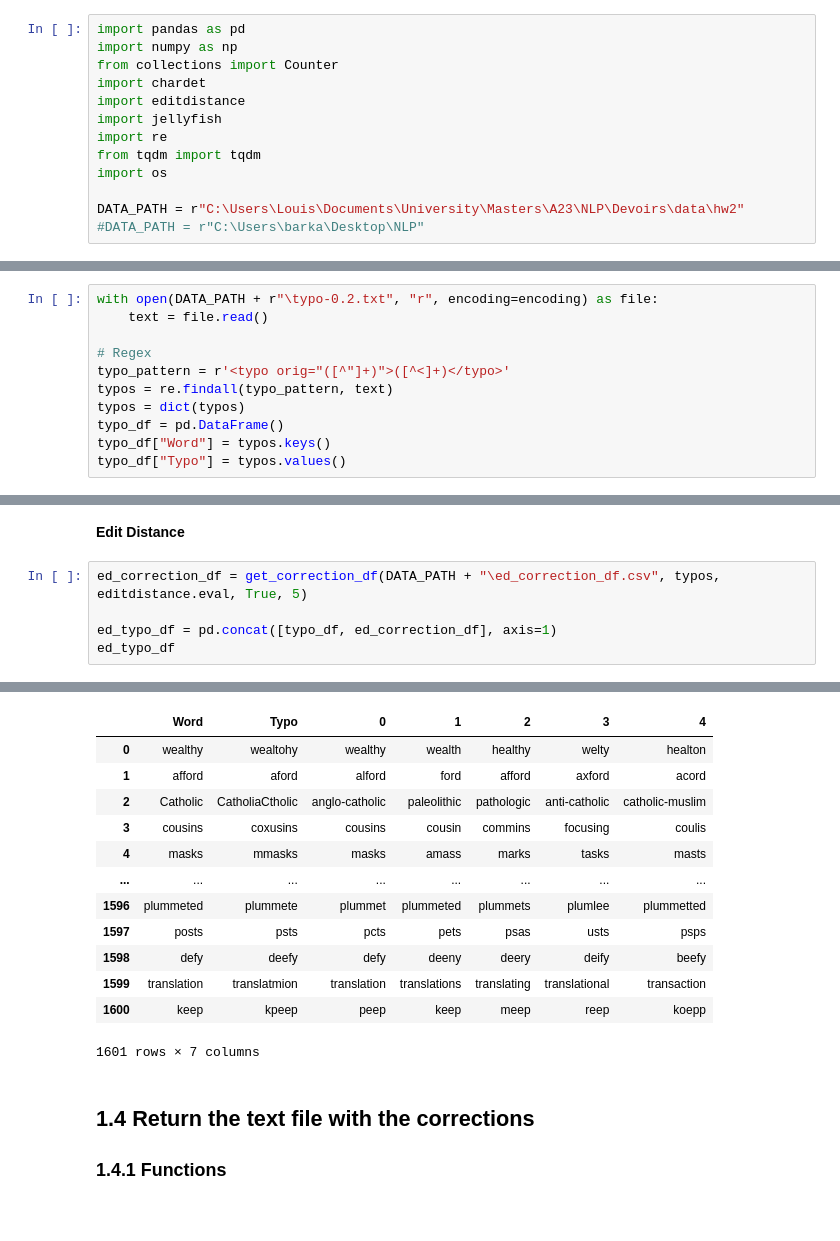
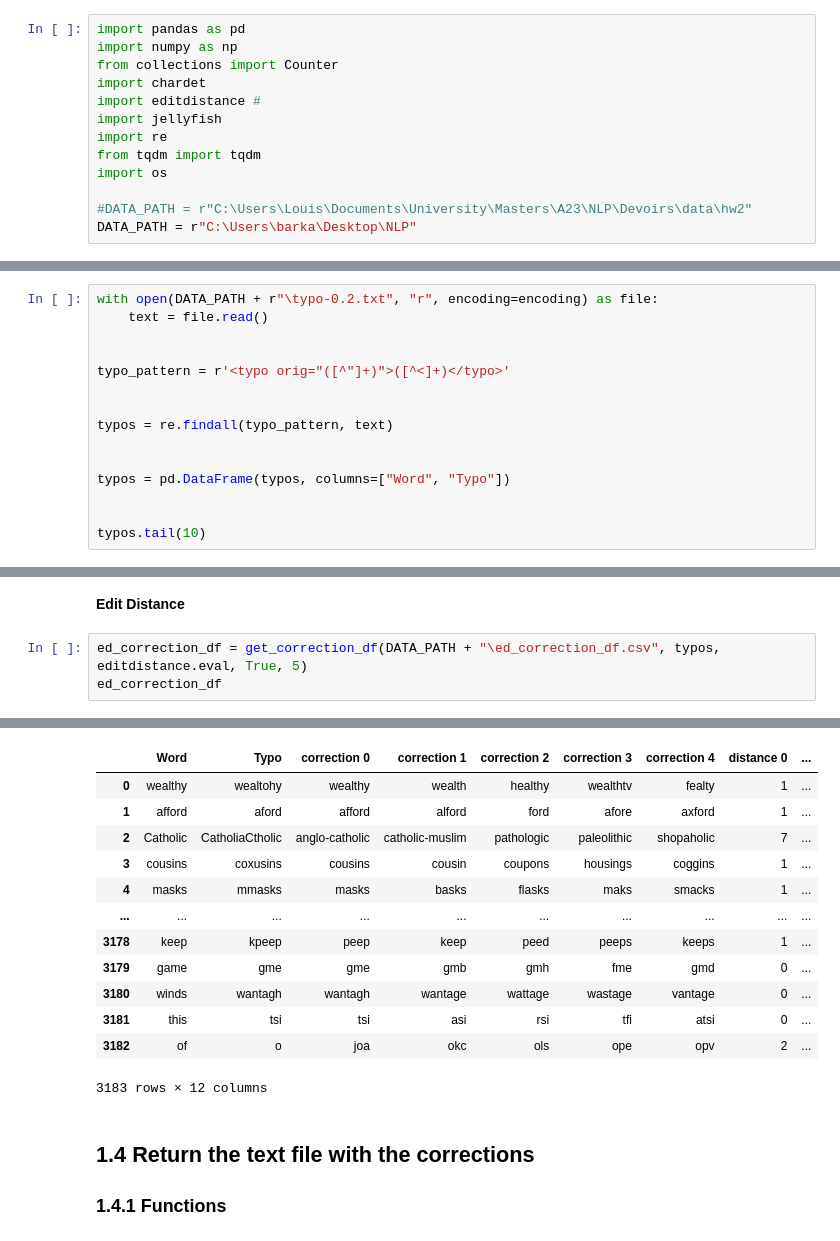
Before and after one commit to louisVincentPoellhuber/ift6285-devoirs, a Jupyter notebook: Devoir 2/devoir2.ipynb, the cells around one changed output, grey strips where cells are left out. Saved outputs shown, nothing was run; the diff lists cells and outputs as text.

```diff
--- a/Devoir 2/devoir2.ipynb
+++ b/Devoir 2/devoir2.ipynb
@@ -7,14 +7,14 @@ import pandas as pd
 import numpy as np
 from collections import Counter
 import chardet
-import editdistance
+import editdistance #
 import jellyfish
 import re
 from tqdm import tqdm
 import os
 
-DATA_PATH = r"C:\Users\Louis\Documents\University\Masters\A23\NLP\Devoirs\data\hw2"
-#DATA_PATH = r"C:\Users\barka\Desktop\NLP"
+#DATA_PATH = r"C:\Users\Louis\Documents\University\Masters\A23\NLP\Devoirs\data\hw2"
+DATA_PATH = r"C:\Users\barka\Desktop\NLP"
 # %% [markdown]
 ## 0.2 Functions
 # %%
@@ -227,10 +148,14 @@ jaro_winkler_correction('speling') #Jaro-Winkler distance
 with open(DATA_PATH + r"\typo-0.2.txt", "r", encoding=encoding) as file:
     text = file.read()
 
-# Regex
+
 typo_pattern = r'<typo orig="([^"]+)">([^<]+)</typo>'
+
+
 typos = re.findall(typo_pattern, text)
-typos = dict(typos)
-typo_df = pd.DataFrame()
-typo_df["Word"] = typos.keys()
-typo_df["Typo"] = typos.values()
+
+
+typos = pd.DataFrame(typos, columns=["Word", "Typo"])
+
+
+typos.tail(10)
@@ -302,7 +292,5 @@ jw_typo_df
 **Edit Distance**
 # %%
 ed_correction_df = get_correction_df(DATA_PATH + "\ed_correction_df.csv", typos, editdistance.eval, True, 5)
-
-ed_typo_df = pd.concat([typo_df, ed_correction_df], axis=1)
-ed_typo_df
+ed_correction_df
 # %% [output]
@@ -309,16 +310,16 @@ ed_typo_df
-|  | Word | Typo | 0 | 1 | 2 | 3 | 4 |
-| 0 | wealthy | wealtohy | wealthy | wealth | healthy | welty | healton |
-| 1 | afford | aford | alford | ford | afford | axford | acord |
-| 2 | Catholic | CatholiaCtholic | anglo-catholic | paleolithic | pathologic | anti-catholic | catholic-muslim |
-| 3 | cousins | coxusins | cousins | cousin | commins | focusing | coulis |
-| 4 | masks | mmasks | masks | amass | marks | tasks | masts |
-| ... | ... | ... | ... | ... | ... | ... | ... |
-| 1596 | plummeted | plummete | plummet | plummeted | plummets | plumlee | plummetted |
-| 1597 | posts | psts | pcts | pets | psas | usts | psps |
-| 1598 | defy | deefy | defy | deeny | deery | deify | beefy |
-| 1599 | translation | translatmion | translation | translations | translating | translational | transaction |
-| 1600 | keep | kpeep | peep | keep | meep | reep | koepp |
+|  | Word | Typo | correction 0 | correction 1 | correction 2 | correction 3 | correction 4 | distance 0 | ... |
+| 0 | wealthy | wealtohy | wealthy | wealth | healthy | wealthtv | fealty | 1 | ... |
+| 1 | afford | aford | afford | alford | ford | afore | axford | 1 | ... |
+| 2 | Catholic | CatholiaCtholic | anglo-catholic | catholic-muslim | pathologic | paleolithic | shopaholic | 7 | ... |
+| 3 | cousins | coxusins | cousins | cousin | coupons | housings | coggins | 1 | ... |
+| 4 | masks | mmasks | masks | basks | flasks | maks | smacks | 1 | ... |
+| ... | ... | ... | ... | ... | ... | ... | ... | ... | ... |
+| 3178 | keep | kpeep | peep | keep | peed | peeps | keeps | 1 | ... |
+| 3179 | game | gme | gme | gmb | gmh | fme | gmd | 0 | ... |
+| 3180 | winds | wantagh | wantagh | wantage | wattage | wastage | vantage | 0 | ... |
+| 3181 | this | tsi | tsi | asi | rsi | tfi | atsi | 0 | ... |
+| 3182 | of | o | joa | okc | ols | ope | opv | 2 | ... |
-1601 rows × 7 columns
+3183 rows × 12 columns
 # %% [markdown]
 ## 1.4 Return the text file with the corrections
 
```
Also changed, not shown: parts of 16 cells of this notebook.
